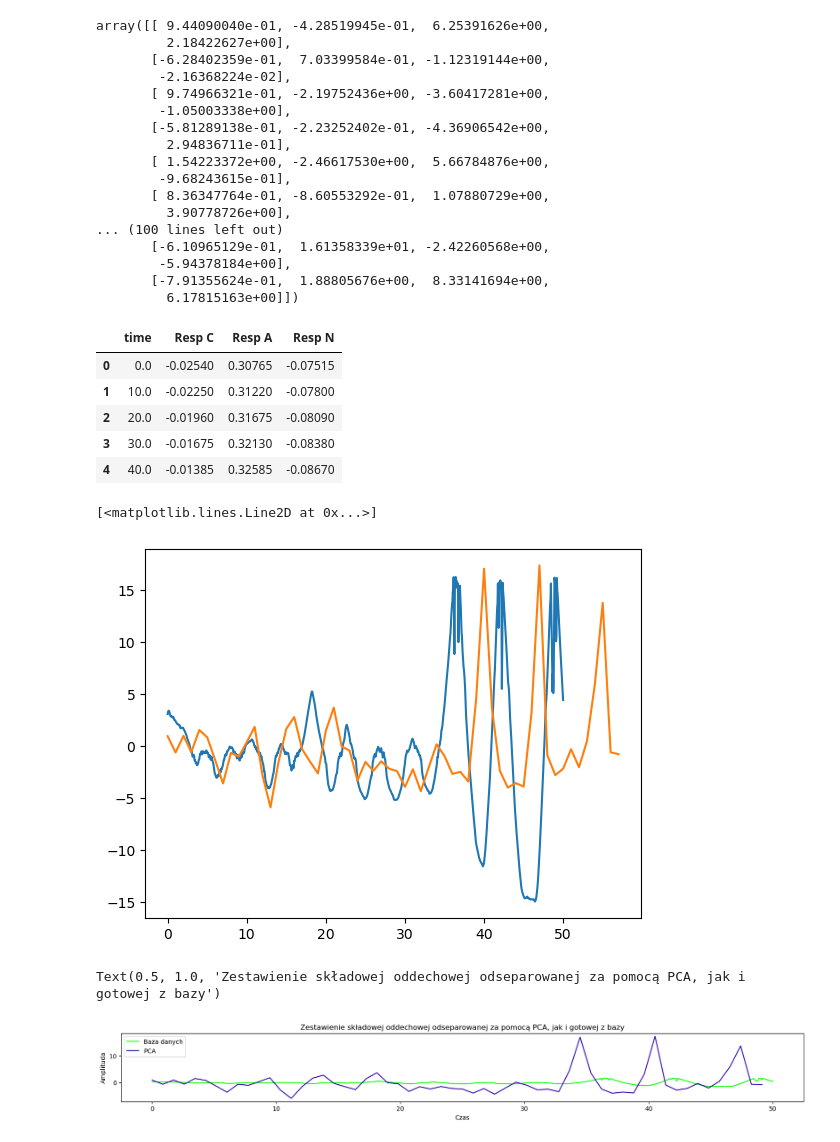
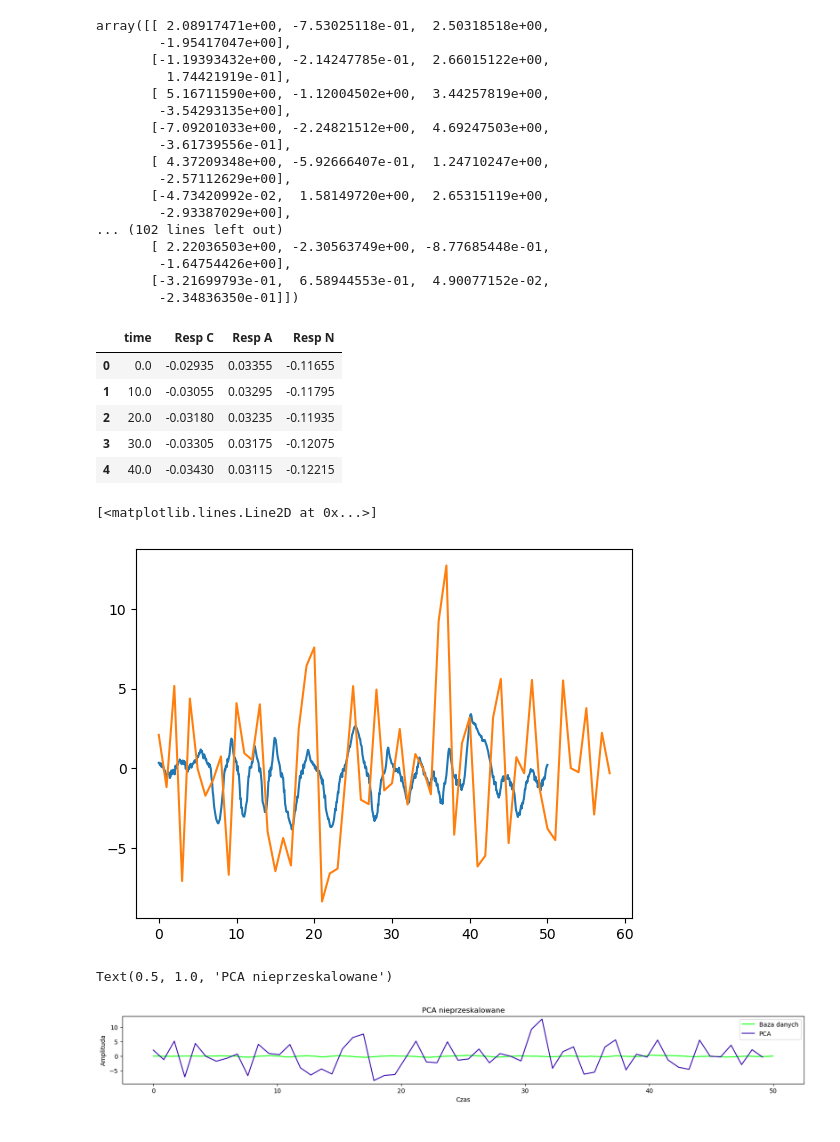
Before and after one commit to ciuek/ECG-Derived-Respiration, a Jupyter notebook: ecg_new.ipynb, the cells around one changed output. Drawn from its saved outputs; the diff is of its cells as text; code cells hidden in the pictures.

```diff
--- a/ecg_new.ipynb
+++ b/ecg_new.ipynb
@@ -6,10 +6,11 @@ import pandas as pd
 import matplotlib.pyplot as plt
 from sklearn import decomposition
 from sklearn.preprocessing import StandardScaler
+import scipy
 PATH = "apnea-ecg-database-1.0.0/"
 
-SAMPFROM = 10000
-SAMPTO = 15000
+SAMPFROM = 6000
+SAMPTO = 11000
 # %%
 record_ecg = wfdb.rdrecord(PATH + "a01", sampfrom=SAMPFROM, sampto=SAMPTO)
 annotation = wfdb.rdann(PATH+ "a01", 'qrs', sampfrom=SAMPFROM, sampto=SAMPTO, shift_samps=True)
@@ -114,23 +115,23 @@ plt.plot(X_transformed[:,0])
 # %%
 X_transformed
 # %% [output]
-array([[ 9.44090040e-01, -4.28519945e-01,  6.25391626e+00,
-         2.18422627e+00],
-       [-6.28402359e-01,  7.03399584e-01, -1.12319144e+00,
-        -2.16368224e-02],
-       [ 9.74966321e-01, -2.19752436e+00, -3.60417281e+00,
-        -1.05003338e+00],
-       [-5.81289138e-01, -2.23252402e-01, -4.36906542e+00,
-         2.94836711e-01],
-       [ 1.54223372e+00, -2.46617530e+00,  5.66784876e+00,
-        -9.68243615e-01],
-       [ 8.36347764e-01, -8.60553292e-01,  1.07880729e+00,
-         3.90778726e+00],
-... (100 lines left out)
-       [-6.10965129e-01,  1.61358339e+01, -2.42260568e+00,
-        -5.94378184e+00],
-       [-7.91355624e-01,  1.88805676e+00,  8.33141694e+00,
-         6.17815163e+00]])
+array([[ 2.08917471e+00, -7.53025118e-01,  2.50318518e+00,
+        -1.95417047e+00],
+       [-1.19393432e+00, -2.14247785e-01,  2.66015122e+00,
+         1.74421919e-01],
+       [ 5.16711590e+00, -1.12004502e+00,  3.44257819e+00,
+        -3.54293135e+00],
+       [-7.09201033e+00, -2.24821512e+00,  4.69247503e+00,
+        -3.61739556e-01],
+       [ 4.37209348e+00, -5.92666407e-01,  1.24710247e+00,
+        -2.57112629e+00],
+       [-4.73420992e-02,  1.58149720e+00,  2.65315119e+00,
+        -2.93387029e+00],
+... (102 lines left out)
+       [ 2.22036503e+00, -2.30563749e+00, -8.77685448e-01,
+        -1.64754426e+00],
+       [-3.21699793e-01,  6.58944553e-01,  4.90077152e-02,
+        -2.34836350e-01]])
 # %%
 record = wfdb.rdrecord(PATH + "a01r", sampfrom=SAMPFROM, sampto=SAMPTO)
 
@@ -141,11 +142,11 @@ df.reset_index(drop=True, inplace=True)
 df.head()
 # %% [output]
 |  | time | Resp C | Resp A | Resp N |
-| 0 | 0.0 | -0.02540 | 0.30765 | -0.07515 |
-| 1 | 10.0 | -0.02250 | 0.31220 | -0.07800 |
-| 2 | 20.0 | -0.01960 | 0.31675 | -0.08090 |
-| 3 | 30.0 | -0.01675 | 0.32130 | -0.08380 |
-| 4 | 40.0 | -0.01385 | 0.32585 | -0.08670 |
+| 0 | 0.0 | -0.02935 | 0.03355 | -0.11655 |
+| 1 | 10.0 | -0.03055 | 0.03295 | -0.11795 |
+| 2 | 20.0 | -0.03180 | 0.03235 | -0.11935 |
+| 3 | 30.0 | -0.03305 | 0.03175 | -0.12075 |
+| 4 | 40.0 | -0.03430 | 0.03115 | -0.12215 |
 # %%
 #plt.plot(df2['time'], df2['ECG'])
 # plt.plot(df['time'], df['Resp C'])
@@ -156,7 +157,7 @@ plt.plot(df['time']/1000, df['Resp A']*10)
 plt.plot(X_transformed[:,0])
 # %% [output]
 [<matplotlib.lines.Line2D at 0x...>]
-[figure, old version]
+[figure, new version]
 # %%
 y_resp_norm = (df['Resp A']-min(df['Resp A'])) / max(df['Resp A']-min(df['Resp A']))
 y_PCA_norm = (X_transformed[:,0]-min(X_transformed[:,0])) / max(X_transformed[:,0]-min(X_transformed[:,0]))
@@ -164,15 +165,15 @@ coeff = y_resp_norm.size/100 / y_PCA_norm.size
 # %%
 plt.figure(figsize=(20, 2))
 plt.plot(df['time']/1000, df['Resp A'], label='Baza danych', color='lime')
 plt.plot(np.arange(X_transformed[:,0].size)*coeff, X_transformed[:,0], label='PCA', color=('#3300AA'))
 plt.legend()
 
 plt.xlabel('Czas')
 plt.ylabel('Amplituda')
-plt.title('Zestawienie składowej oddechowej odseparowanej za pomocą PCA, jak i gotowej z bazy')
+plt.title('PCA nieprzeskalowane')
 # %% [output]
-Text(0.5, 1.0, 'Zestawienie składowej oddechowej odseparowanej za pomocą PCA, jak i gotowej z bazy')
+Text(0.5, 1.0, 'PCA nieprzeskalowane')
-[figure, old version]
+[figure, new version]
 # %%
 plt.figure(figsize=(20, 2))
 plt.plot(df['time']/1000, y_resp_norm, label='Baza danych', color='lime')
```
Also changed, not shown: parts of 11 cells of this notebook.
